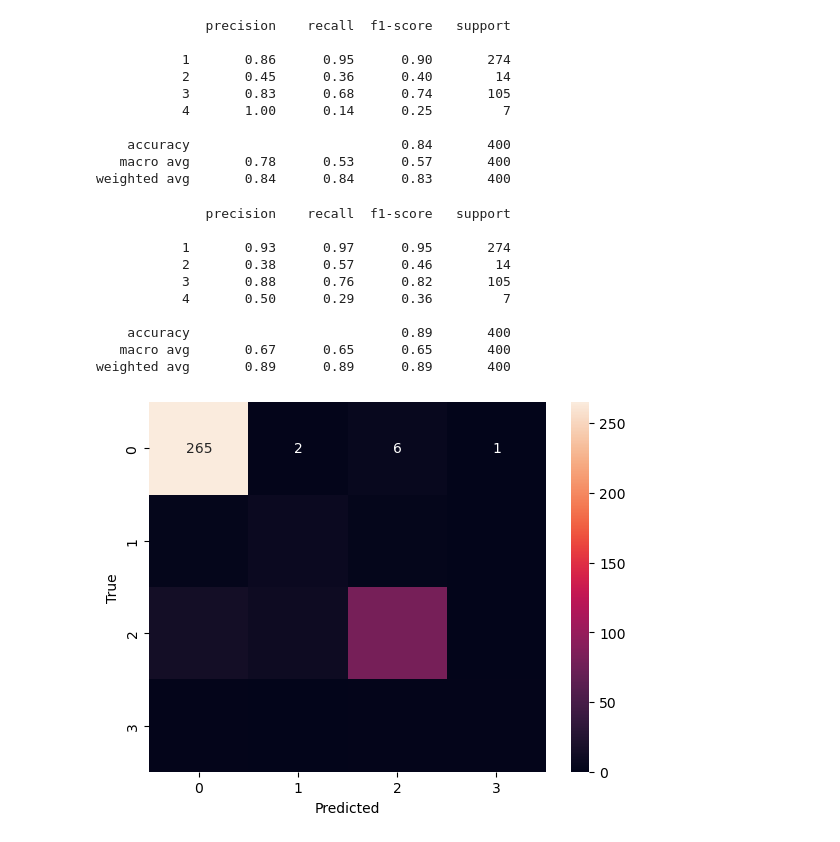
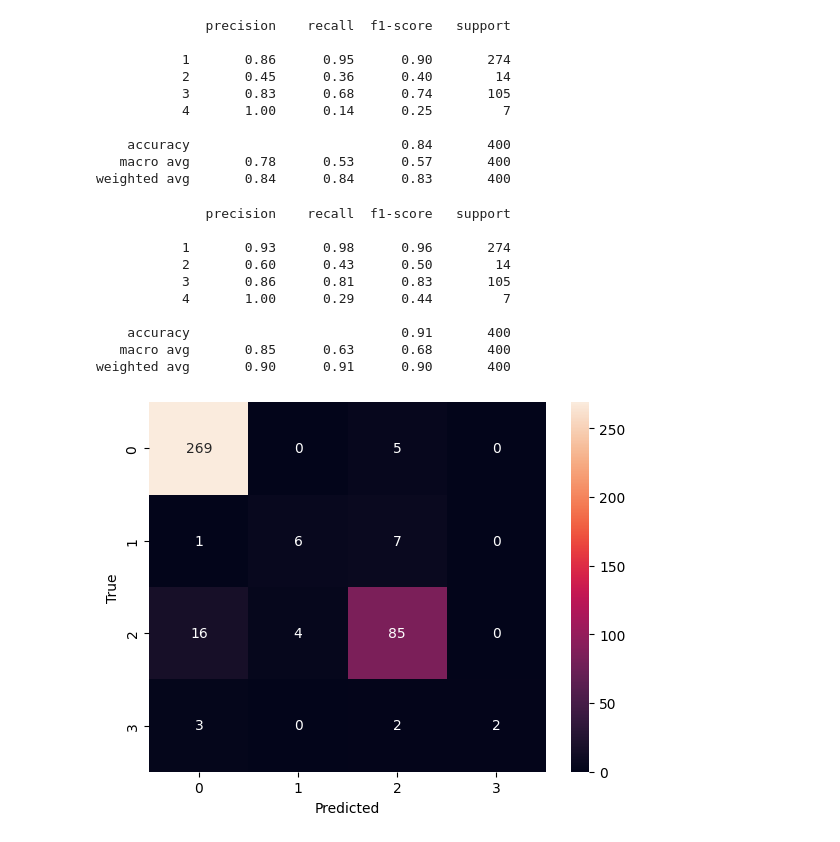
Before and after one commit to BictorFonseca/DataAnalysis, a Jupyter notebook: Project/term_project.ipynb, the cells around one changed output. Cells and saved outputs as stored; diff of their text form; code cells hidden in the pictures.

```diff
--- a/Project/term_project.ipynb
+++ b/Project/term_project.ipynb
@@ -668,28 +702,28 @@ weighted avg       0.84      0.84      0.83       400
 # %%
 x = df[["name", "sex", "age", "breed", "color"]]
 y = df["outcome"]
 xTrain, xTest, yTrain, yTest = train_test_split(x, y, test_size=0.2, random_state=10)
 
-dtModel = DecisionTreeClassifier()
+dtModel = DecisionTreeClassifier(max_depth=6)
 dtModel.fit(xTrain, yTrain)
 pred = dtModel.predict(xTest)
 
 print(classification_report(yTest, pred))
 
 cm = confusion_matrix(yTest, pred)
 sns.heatmap(cm, annot=True, fmt='d')
 plt.xlabel('Predicted')
 plt.ylabel('True')
 plt.show()
 # %% [output]
               precision    recall  f1-score   support
 
-           1       0.93      0.97      0.95       274
-           2       0.38      0.57      0.46        14
-           3       0.88      0.76      0.82       105
-           4       0.50      0.29      0.36         7
+           1       0.93      0.98      0.96       274
+           2       0.60      0.43      0.50        14
+           3       0.86      0.81      0.83       105
+           4       1.00      0.29      0.44         7
 
-    accuracy                           0.89       400
-   macro avg       0.67      0.65      0.65       400
-weighted avg       0.89      0.89      0.89       400
+    accuracy                           0.91       400
+   macro avg       0.85      0.63      0.68       400
+weighted avg       0.90      0.91      0.90       400
-[figure, old version]
+[figure, new version]
```
Also changed, not shown: parts of 12 cells of this notebook.
